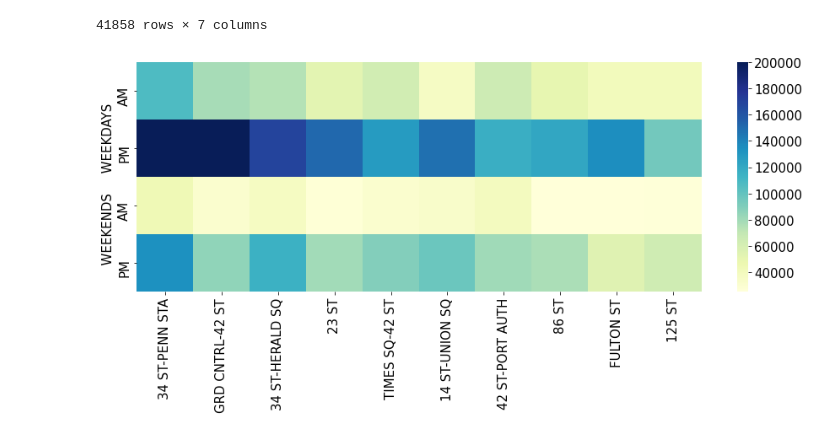
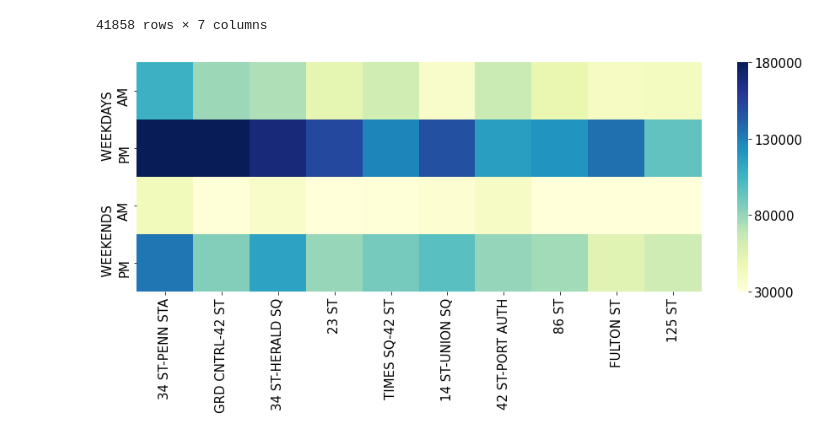
Before and after one commit to weizhao-BME/metis-project1, a Jupyter notebook: code/wtwy_figures.ipynb, the cells around one changed output. Saved outputs shown, nothing was run; the diff lists cells and outputs as text; code cells hidden in the pictures.

```diff
--- a/code/wtwy_figures.ipynb
+++ b/code/wtwy_figures.ipynb
@@ -310,34 +144,34 @@ df_daily2
 t_wkd_am, t_wkd_pm, t_wke_am, t_wke_pm = calculate_weekly_traffic_ampm_for_top_stations(top_stations, top_stations_name, df_daily2)
 
 data_to_plot = np.zeros((4, len(top_stations_name)))
 data_to_plot[0,:] = t_wkd_am["DAILY_TRAFFIC"].to_numpy()
 data_to_plot[1,:] = t_wkd_pm["DAILY_TRAFFIC"].to_numpy()
 data_to_plot[2,:] = t_wke_am["DAILY_TRAFFIC"].to_numpy()
 data_to_plot[3,:] = t_wke_pm["DAILY_TRAFFIC"].to_numpy()
 
 xticklabels = top_stations_name
 yticklabels = ["AM", "PM","AM", "PM"]
-y_label = "  WEEKENDS     WEEKDAYS     "
+y_label = "  WEEKENDS           WEEKDAYS     "
 fontsize= 15
 x_rot_ticklabel = 90
 
 plt.subplots(figsize=(15,5))
 
 handle = sns.heatmap(data_to_plot,cmap= "YlGnBu",
                 annot=False,
                 xticklabels=xticklabels,
                 yticklabels=yticklabels,
-                vmin=2.5e4, vmax=0.2e6);
+                vmin=3e4, vmax=0.18e6);
 
 set_axis(handle,
          y_label=y_label,
          fontsize=fontsize,
          rot_xticklabels=x_rot_ticklabel,
          horizontal_alignment='center'
         )
 cbar = handle.collections[0].colorbar
-# cbar.set_ticks(list(range(100000, 350000, 50000)))
+cbar.set_ticks(list(range(30000, 200000, 50000)))
 cbar.ax.tick_params(labelsize=fontsize)
 plt.savefig("../figures/weekly_ampm_average_traffic.svg")
 # %% [output]
-[figure, old version]
+[figure, new version]
```
Also changed, not shown: parts of 6 cells of this notebook, 3 other files.
